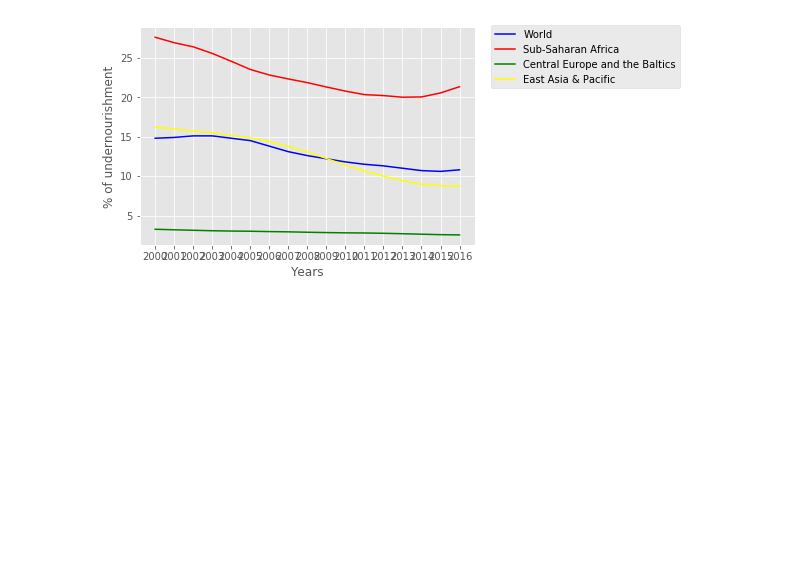
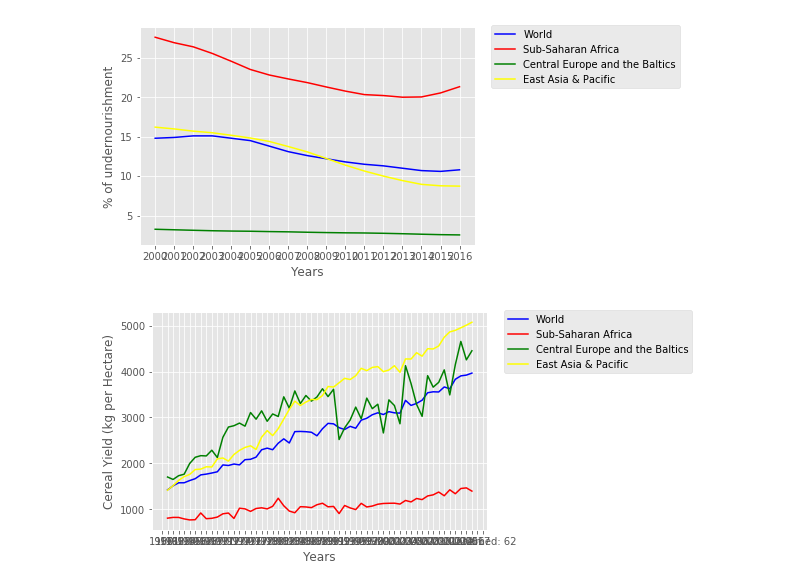
Before and after one commit to itjallingii/PythonProjectQuarter1, a Jupyter notebook: Undernourishment in sub-saharan Africa.ipynb, the cells around one changed output. Drawn from its saved outputs; the diff is of its cells as text; code cells hidden in the pictures; blank space fills up the shorter version.

Commit message:
added cereal yield

```diff
--- a/Undernourishment in sub-saharan Africa.ipynb
+++ b/Undernourishment in sub-saharan Africa.ipynb
@@ -46,3 +46,31 @@ plt.legend(loc=((1.05,0.72)))
 plt.show()
 # %% [output]
 [figure]
+# %%
+#create right dataset for Cereal Yield
+df_wdi2 = pd.read_csv("WDIData.csv")
+#We only want the indicator with Cereal Yield
+df_wdi2 = df_wdi2[df_wdi2["Indicator Code"] == 'AG.YLD.CREL.KG']
+# Set the years from colums to rows
+df_wdi2 = pd.melt(df_wdi2,id_vars =["Country Name","Country Code","Indicator Name","Indicator Code"],
+          var_name = "Years", value_name = "Cereal Yield (kg per Hectare)")
+# Sort the values first by Country Name and than by Years
+df_wdi2 = df_wdi2.sort_values(["Country Name", "Years"])
+# %%
+x = df_wdi2[df_wdi2["Country Name"] == 'World']["Years"]
+y1 = df_wdi2[df_wdi2["Country Name"] == 'World']["Cereal Yield (kg per Hectare)"]
+y2 = df_wdi2[df_wdi2["Country Name"] == 'Sub-Saharan Africa']["Cereal Yield (kg per Hectare)"]
+y3 = df_wdi2[df_wdi2["Country Name"] == 'Central Europe and the Baltics']["Cereal Yield (kg per Hectare)"]
+y4 = df_wdi2[df_wdi2["Country Name"] == 'East Asia & Pacific']["Cereal Yield (kg per Hectare)"]
+
+plt.plot(x,y1, color = "Blue",label = "World")
+plt.plot(x,y2, color = "Red",label = "Sub-Saharan Africa")
+plt.plot(x,y3, color = "Green",label = "Central Europe and the Baltics")
+plt.plot(x,y4, color = "Yellow",label = "East Asia & Pacific")
+plt.xlabel("Years")
+plt.ylabel("Cereal Yield (kg per Hectare)")
+
+plt.legend(loc=((1.05,0.72)))
+plt.show()
+# %% [output]
+[figure, added]
```
